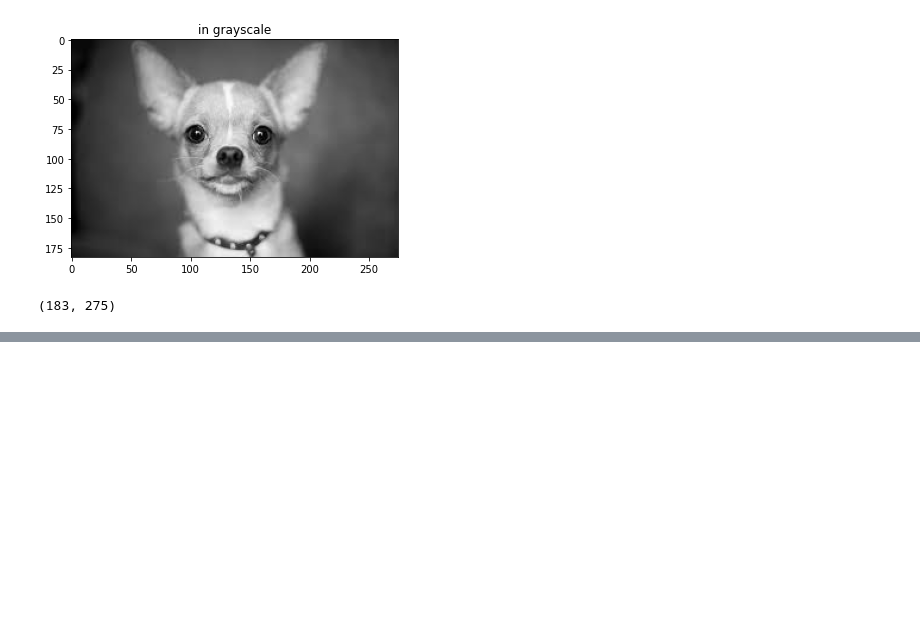
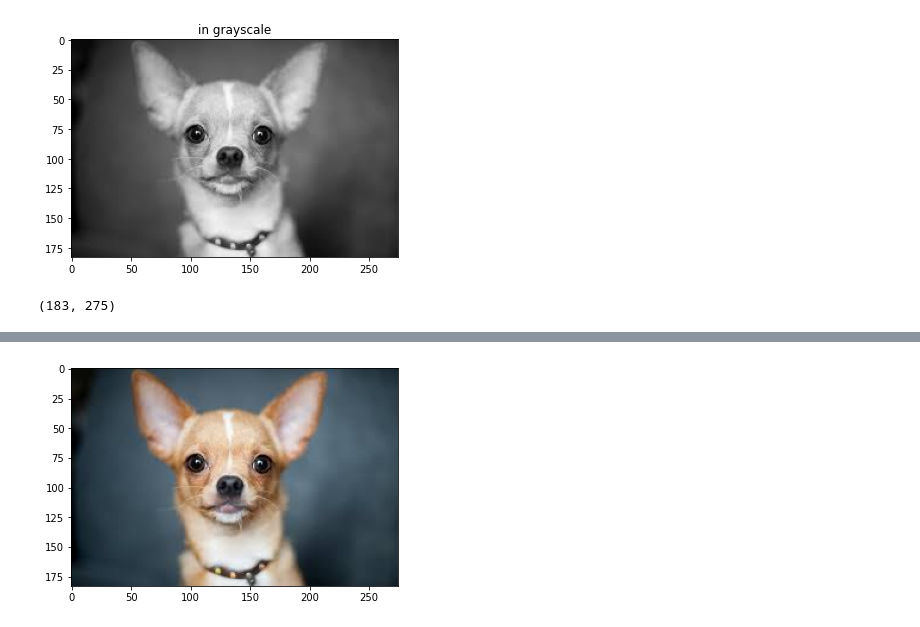
Before and after one commit to ncostamagna/computer-vision, a Jupyter notebook: OpenCV/01-bases.ipynb, the cells around one changed output, grey strips where cells are left out. Saved outputs shown, nothing was run; the diff lists cells and outputs as text; code cells hidden in the pictures; blank space fills up the shorter version.

```diff
--- a/OpenCV/01-bases.ipynb
+++ b/OpenCV/01-bases.ipynb
@@ -72,0 +85,6 @@ imshow(img2, "in grayscale")
+# %%
+# Let's re-make the original image,
+merged = cv2.merge([B, G, R])
+imshow(merged)
+# %% [output]
+[figure, added]
```
Also changed, not shown: parts of 11 cells of this notebook, 1 other file.
